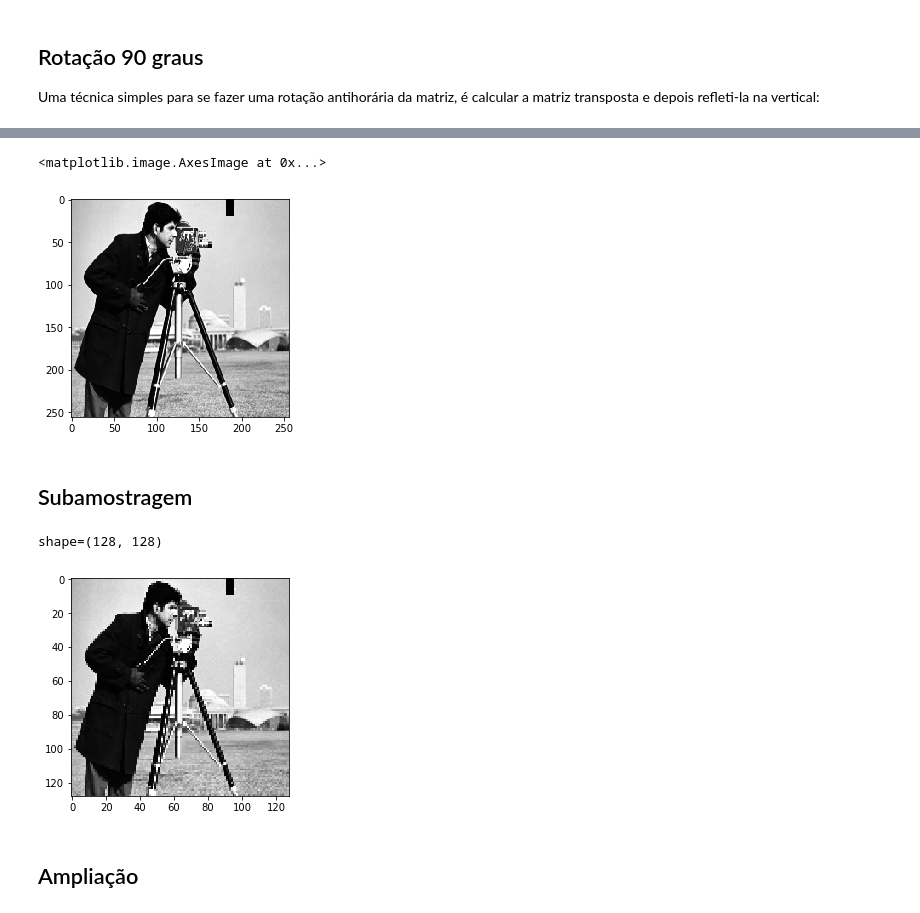
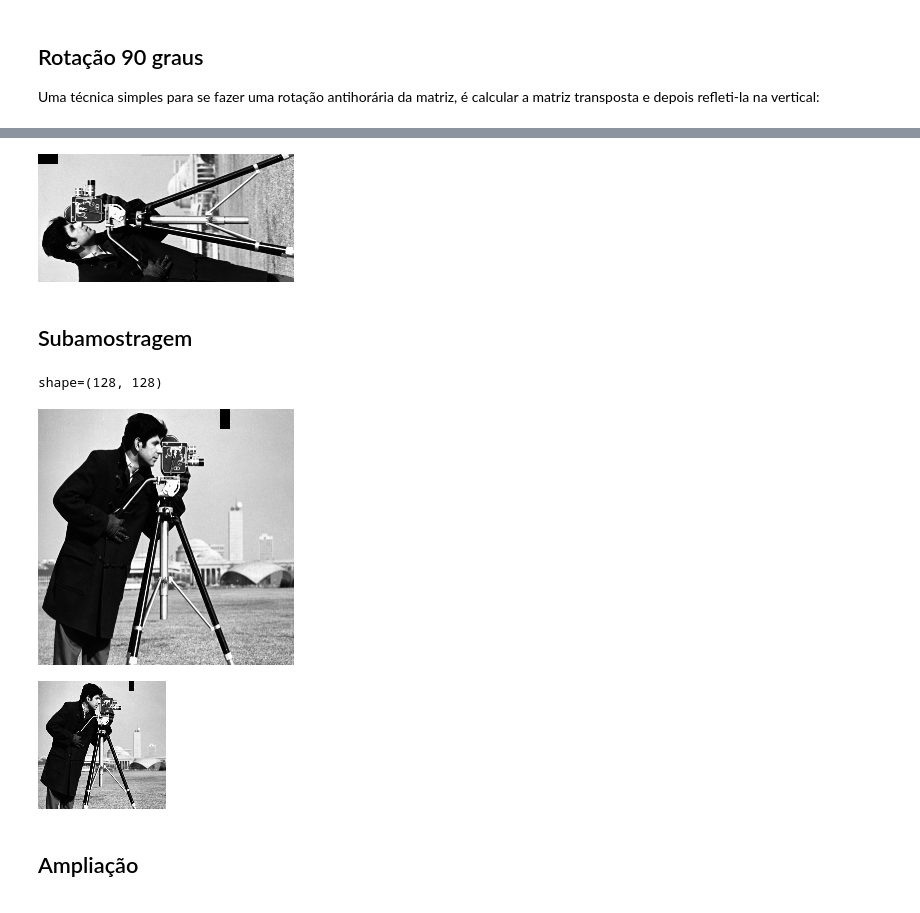
Before and after one commit to robertoalotufo/ia898, a Jupyter notebook: master/tutorial_1_imagens.ipynb, the cells around one changed output, grey strips where cells are left out. Saved outputs shown, nothing was run; the diff lists cells and outputs as text; code cells hidden in the pictures.

```diff
--- a/master/tutorial_1_imagens.ipynb
+++ b/master/tutorial_1_imagens.ipynb
@@ -55,9 +55,9 @@ plt.imshow(f, cmap='gray')
 Uma técnica simples para se fazer uma rotação antihorária da matriz, é calcular a matriz transposta e depois
 refleti-la na vertical:
 # %%
-f1 = mpimg.imread('../data/cameraman.tif')
+f1 = mpimg.imread('../data/cameraman.tif').copy()
 f = f1[:,64:192]
-plt.imshow(f,cmap='gray')
 print('original shape=%s' % (f.shape,))
+Image.fromarray(f)
 # %% [output]
 original shape=(256, 128)
@@ -79,18 +78,19 @@ plt.imshow(gr,cmap='gray')
 # %%
 gr[:10,:20] = 0
-plt.imshow(f1,cmap='gray')
+Image.fromarray(gr)
 # %% [output]
-<matplotlib.image.AxesImage at 0x...>
-[figure, old version]
+[figure, new version]
 # %% [markdown]
 ## Subamostragem
 # %%
 g = f1[::2,::2]
-plt.imshow(g, cmap='gray')
 print('shape=%s' % (g.shape,) )
+display(Image.fromarray(f1))
+Image.fromarray(g)
 # %% [output]
 shape=(128, 128)
-[figure, old version]
+[figure, new version]
+[figure, added]
 # %% [markdown]
 ## Ampliação
 # %%
```
Also changed, not shown: parts of 14 cells of this notebook, 7 other files.
